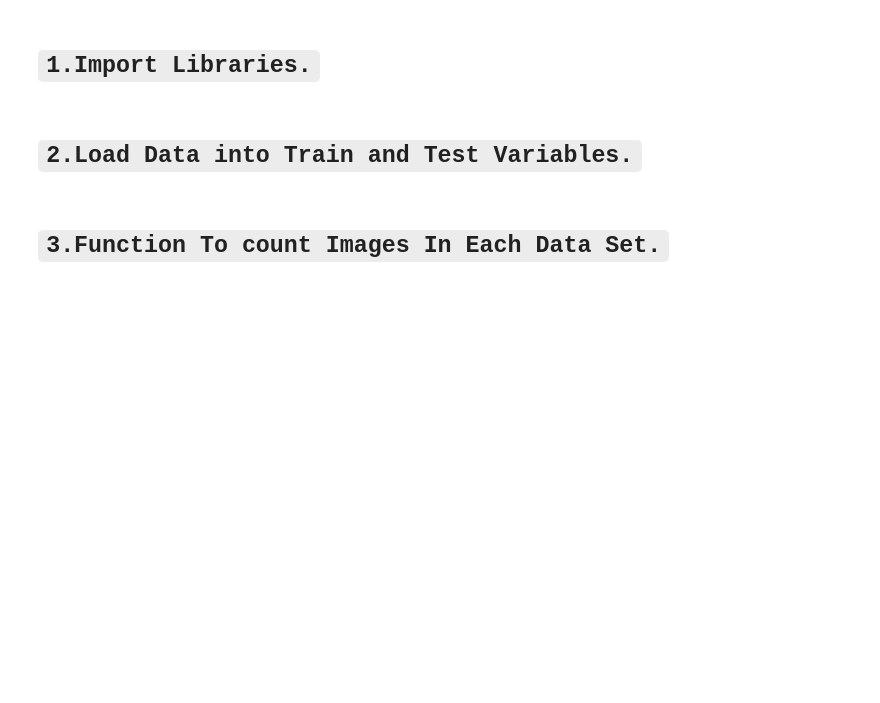
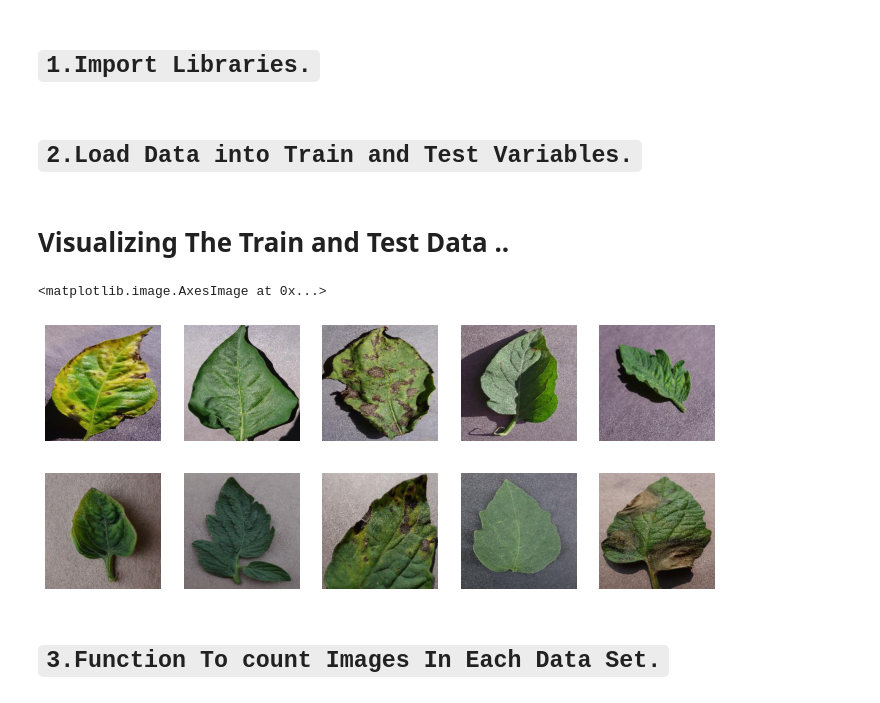
Before and after one commit to shoaibnadafgit/Project_PlantDiseaseDetectionUsingCNN, a Jupyter notebook: Crop.ipynb, the cells around one changed output. Saved outputs shown, nothing was run; the diff lists cells and outputs as text; code cells hidden in the pictures; blank space fills up the shorter version.

```diff
--- a/Crop.ipynb
+++ b/Crop.ipynb
@@ -29,6 +29,65 @@ from keras.preprocessing.image import ImageDataGenerator
 # My data is in google drive.
 test_dir ="/content/drive/MyDrive/PlantVillageData/Plantdisease_Train_Test/Test_Dir/"
 train_dir="/content/drive/MyDrive/PlantVillageData/Plantdisease_Train_Test/Train_Dir/"
+# %% [markdown]
+# Visualizing The Train and Test Data ..
+# %%
+import matplotlib.image as mpimg
+plt.figure(figsize=(12, 5))
+sp = plt.subplot(2, 5, 1)
+sp.axis('Off')
+
+img = mpimg.imread("/content/drive/MyDrive/PlantVillageData/Plantdisease_Train_Test/Train_Dir/Pepper__bell___Bacterial_spot/afd0c913-1e90-4ff9-9a61-bd0a5297c012___JR_B.Spot 3221.JPG")
+plt.imshow(img)
+
+sp = plt.subplot(2, 5, 2)
+sp.axis('Off')
+img = mpimg.imread("/content/drive/MyDrive/PlantVillageData/Plantdisease_Train_Test/Train_Dir/Pepper__bell___healthy/00100ffa-095e-4881-aebf-61fe5af7226e___JR_HL 7886.JPG")
+plt.imshow(img)
+
+sp = plt.subplot(2, 5, 3)
+sp.axis('Off')
+img = mpimg.imread("/content/drive/MyDrive/PlantVillageData/Plantdisease_Train_Test/Train_Dir/Potato___Early_blight/001187a0-57ab-4329-baff-e7246a9edeb0___RS_Early.B 8178.JPG")
+plt.imshow(img)
+
+sp = plt.subplot(2, 5, 4)
+sp.axis('Off')
+img = mpimg.imread("/content/drive/MyDrive/PlantVillageData/Plantdisease_Train_Test/Train_Dir/Tomato__Target_Spot/002213fb-b620-4593-b9ac-6a6cc119b100___Com.G_TgS_FL 8360.JPG")
+plt.imshow(img)
+
+sp = plt.subplot(2, 5, 5)
+sp.axis('Off')
+img = mpimg.imread("/content/drive/MyDrive/PlantVillageData/Plantdisease_Train_Test/Train_Dir/Tomato__Tomato_mosaic_virus/021accd9-bbb2-4777-8f94-93295e6de49e___PSU_CG 2075.JPG")
+plt.imshow(img)
+
+
+sp = plt.subplot(2, 5, 6)
+sp.axis('Off')
+img = mpimg.imread("/content/drive/MyDrive/PlantVillageData/Plantdisease_Train_Test/Train_Dir/Tomato__Tomato_YellowLeaf__Curl_Virus/00139ae8-d881-4edb-925f-46584b0bd68c___YLCV_NREC 2944.JPG")
+plt.imshow(img)
+
+sp = plt.subplot(2, 5, 7)
+sp.axis('Off')
+img = mpimg.imread("/content/drive/MyDrive/PlantVillageData/Plantdisease_Train_Test/Train_Dir/Tomato_Bacterial_spot/00416648-be6e-4bd4-bc8d-82f43f8a7240___GCREC_Bact.Sp 3110.JPG")
+plt.imshow(img)
+
+sp = plt.subplot(2, 5, 8)
+sp.axis('Off')
+img = mpimg.imread("/content/drive/MyDrive/PlantVillageData/Plantdisease_Train_Test/Train_Dir/Tomato_Early_blight/0012b9d2-2130-4a06-a834-b1f3af34f57e___RS_Erly.B 8389.JPG")
+plt.imshow(img)
+
+sp = plt.subplot(2, 5, 9)
+sp.axis('Off')
+img = mpimg.imread("/content/drive/MyDrive/PlantVillageData/Plantdisease_Train_Test/Train_Dir/Tomato_healthy/000146ff-92a4-4db6-90ad-8fce2ae4fddd___GH_HL Leaf 259.1 (1).JPG")
+plt.imshow(img)
+
+sp = plt.subplot(2, 5, 10)
+sp.axis('Off')
+img = mpimg.imread("/content/drive/MyDrive/PlantVillageData/Plantdisease_Train_Test/Train_Dir/Tomato_Late_blight/00355ec2-f12c-4015-b8f9-94354f69ce22___RS_Late.B 5311.JPG")
+plt.imshow(img)
+# %% [output]
+<matplotlib.image.AxesImage at 0x...>
+[figure, added]
 # %% [markdown]
 # `3.Function To count Images In Each Data Set.`
 # %%
```
Also changed, not shown: parts of 14 cells of this notebook.
